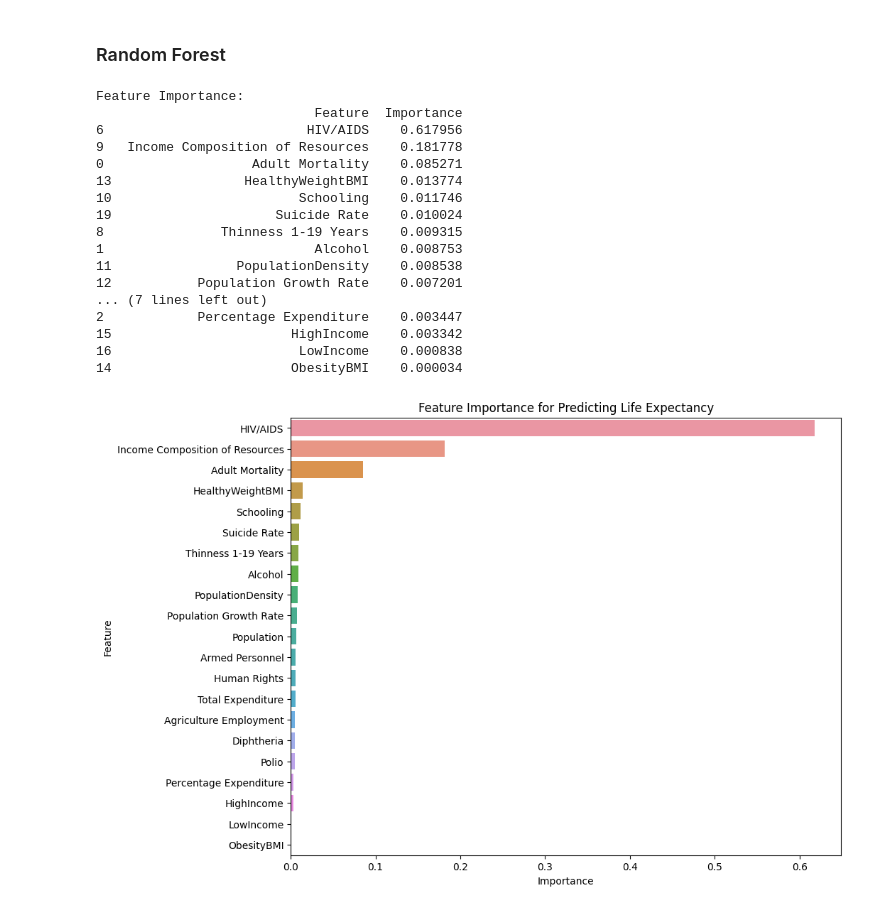
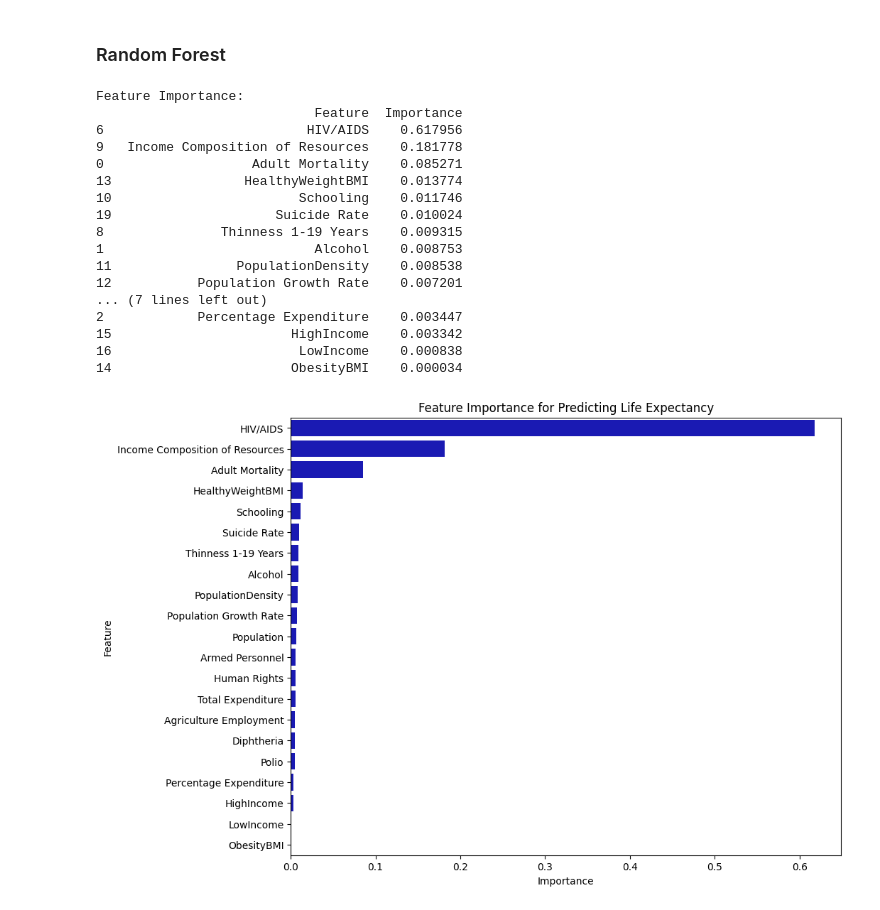
Before and after one commit to sophieharman/Volume-3-LifeExpectancyProject, a Jupyter notebook: Data Analysis/RegressionModel.ipynb, the cells around one changed output. Cells and saved outputs as stored; diff of their text form; code cells hidden in the pictures.

```diff
--- a/Data Analysis/RegressionModel.ipynb
+++ b/Data Analysis/RegressionModel.ipynb
@@ -167,32 +170,32 @@ y_pred = rf.predict(X_test)
 feature_importance = pd.DataFrame({
     'Feature': X.columns,
     'Importance': rf.feature_importances_
 }).sort_values(by='Importance', ascending=False)
 
 print("\nFeature Importance:")
 print(feature_importance)
 
 # Visualize Feature Importance
 plt.figure(figsize=(10, 8))
-sns.barplot(x='Importance', y='Feature', data=feature_importance)
+sns.barplot(x='Importance', y='Feature', color='mediumblue', data=feature_importance)
 plt.title('Feature Importance for Predicting Life Expectancy')
 plt.show()
 # %% [output]
 Feature Importance:
                             Feature  Importance
 6                          HIV/AIDS    0.617956
 9   Income Composition of Resources    0.181778
 0                   Adult Mortality    0.085271
 13                 HealthyWeightBMI    0.013774
 10                        Schooling    0.011746
 19                     Suicide Rate    0.010024
 8               Thinness 1-19 Years    0.009315
 1                           Alcohol    0.008753
 11                PopulationDensity    0.008538
 12           Population Growth Rate    0.007201
 ... (7 lines left out)
 2            Percentage Expenditure    0.003447
 15                       HighIncome    0.003342
 16                        LowIncome    0.000838
 14                       ObesityBMI    0.000034
-[figure, old version]
+[figure, new version]
```
Also changed, not shown: parts of 7 cells of this notebook.
